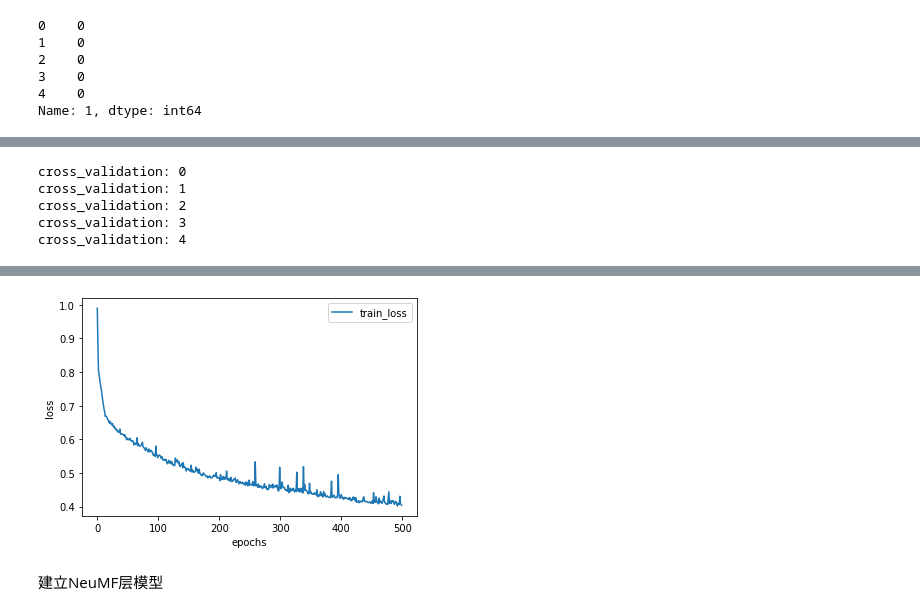
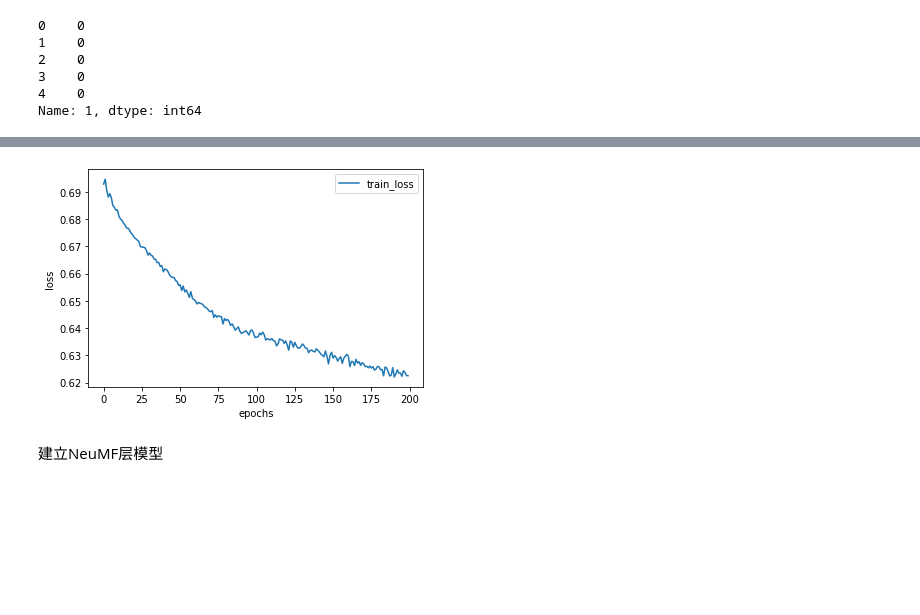
Before and after one commit to stevejobws/Colaboratory, a Jupyter notebook: gcn_pridiction.ipynb, the cells around one changed output, grey strips where cells are left out. Saved outputs shown, nothing was run; the diff lists cells and outputs as text; code cells hidden in the pictures; blank space fills up the shorter version.

```diff
--- a/gcn_pridiction.ipynb
+++ b/gcn_pridiction.ipynb
@@ -100,6 +99,6 @@ print(features.shape)
 # %%
 # 提取节点标签
-node_label = pd.read_csv('/content/drive/My Drive/Colab Notebooks/GCN_Prediction link/data/AllNode_label.csv',header = None)
+node_label = pd.read_csv('/content/drive/My Drive/Colab Notebooks/GCN_Prediction link/data/AllNode_label18416.csv',header = None)
 labels = node_label[1] # 提取节点标签列
 labels[:5]
 # %% [output]
@@ -170,7 +166,7 @@ def load_data(adj,node_features,node_labels):
   # 分别构建训练集、验证集、测试集，并创建特征矩阵、标签向量和邻接矩阵的tensor，用来做模型的输入
   idx_train = range(500)
   idx_val = range(500, 660)
-  idx_test = range(660, 836)
+  idx_test = range(660, int(adj.shape[0]))
   features = torch.FloatTensor(np.array(features.todense()))  # tensor为pytorch常用的数据结构
   labels = torch.LongTensor(np.array(node_labels))
   adj = sparse_mx_to_torch_sparse_tensor(adj)   # 邻接矩阵转为tensor处理
@@ -271,10 +264,10 @@ class GCN(nn.Module):
     self.gc1 = GraphConvolution(nfeat, nhid)   # gc1输入尺寸nfeat，输出尺寸nhid
     self.gc2 = GraphConvolution(nhid, nclass)  # gc2输入尺寸nhid，输出尺寸ncalss
     self.dropout = dropout
+    self.weight = Parameter(torch.FloatTensor(nfeat, nhid))  # FloatTensor建立tensor
     # 输入分别是特征和邻接矩阵。最后输出为输出层做log_softmax变换的结果
   def forward(self, x, adj):
     x = F.relu(self.gc1(x, adj))    # adj即公式Z=softmax(A~Relu(A~XW(0))W(1))中的A~
     x1 = F.dropout(x, self.dropout, training = self.training)  # x要dropout
     x2 = self.gc2(x1, adj)
-    return F.log_softmax(x2, dim = 1), x#, x  # 参数dim=1表示对每一行求softmax，那么每一行的值加起来都等于1。
-    #return x, x2
+    return F.log_softmax(x2, dim = 1), x   #, x  # 参数dim=1表示对每一行求softmax，那么每一行的值加起来都等于1。
@@ -303,21 +273,0 @@ tensor([0.7016, 0.2984])
-# %%
-from __future__ import division
-from __future__ import print_function
-
-import time
-import argparse  # argparse 是python自带的命令行参数解析包，可以用来方便地读取命令行参数
-import numpy as np
-
-import torch
-import torch.nn.functional as F
-import torch.optim as optim
-adj, features, labels, idx_train, idx_val, idx_test = load_data(Adj,features,labels)
-model = GCN(nfeat=features.shape[1],
-            nhid=16,
-            nclass=2,
-            dropout=0.02)
-output, xx = model(features, adj)
-#xx = model(features, adj)
-print(xx[:10])
-print(output[:10])
-#
@@ -344,28 +274,3 @@ output[:30]
-# %%
-def div_list(ls,n):
-    ls_len=len(ls)
-    j = ls_len//n
-    ls_return = []
-    for i in range(0,(n-1)*j,j):
-        ls_return.append(ls[i:i+j])
-    ls_return.append(ls[(n-1)*j:])
-    return ls_return
-cv_num =5
-reorder = np.arange(3334)
-np.random.shuffle(reorder)
-order = div_list(reorder.tolist(),cv_num)
-for i in range(cv_num):
-  print("cross_validation:", '%01d' % (i))
-  test_arr = order[i]
-  arr = list(set(reorder).difference(set(test_arr)))
-  np.random.shuffle(arr)
-  train_arr = arr
-# %% [output]
-cross_validation: 0
-cross_validation: 1
-cross_validation: 2
-cross_validation: 3
-cross_validation: 4
 # %%
 from __future__ import division
 from __future__ import print_function
@@ -379,10 +284,10 @@ import torch.optim as optim
 # Training settings
 learning_rate = 0.01
 weight_decay = 5e-4
-epoch_num = 500
+epoch_num = 200
 dropout = 0.02
 #in_size = node_features  #设置输入层的维数
-hi_size = 16 # 16 #设置隐藏层的维数
+hi_size = 64 # 16 #设置隐藏层的维数
 #out_size = node_label #设置输入层的维数
 
 
@@ -491,4 +396,4 @@ Test set results: loss= 2.0263 accuracy= 0.7500
-[figure, old version]
+[figure, new version]
 # %% [markdown]
 建立NeuMF层模型
 # %%
```
Also changed, not shown: parts of 40 cells of this notebook.
